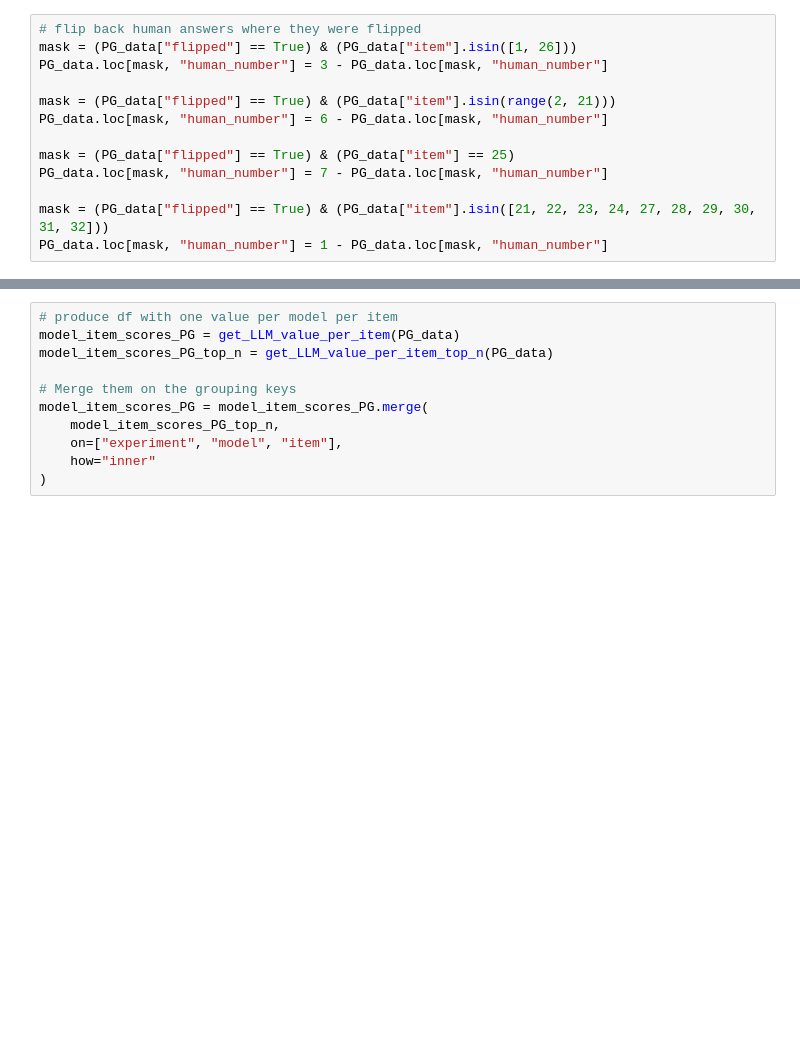
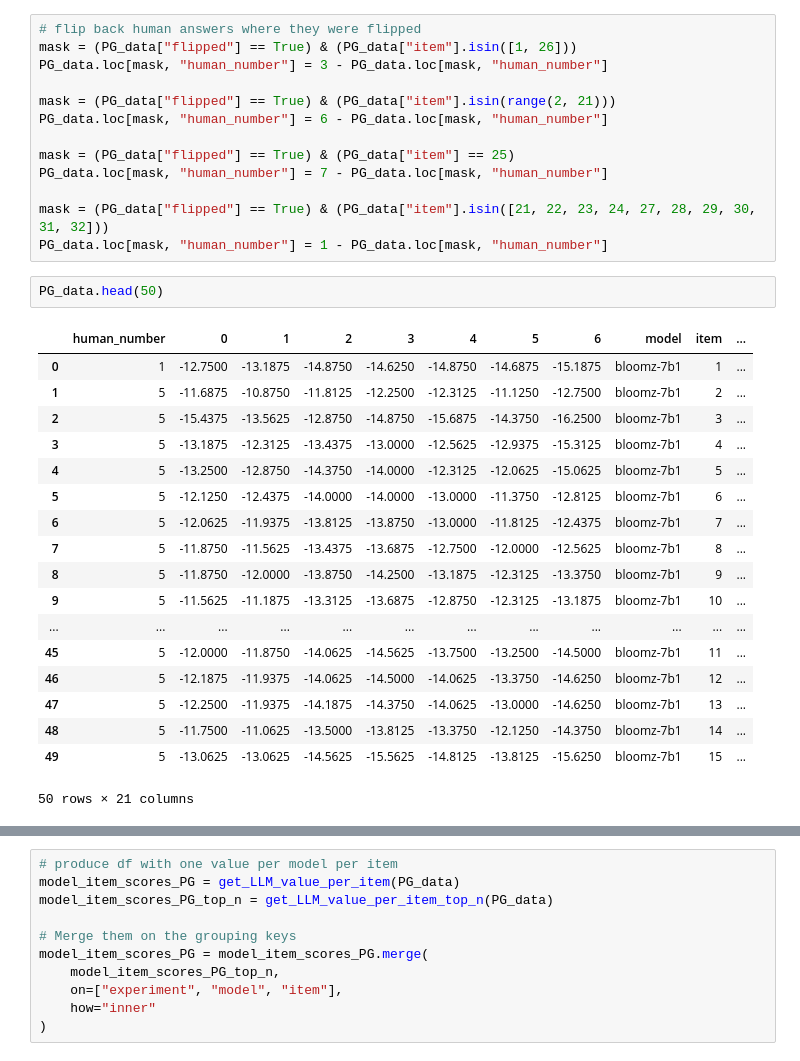
Before and after one commit to jelenameyer/GenInLLM, a Jupyter notebook: data_analysis/data_wrangling_survey_tasks_itemlevel.ipynb, the cells around one changed output, grey strips where cells are left out. Cells and saved outputs as stored; diff of their text form; blank space fills up the shorter version.

```diff
--- a/data_analysis/data_wrangling_survey_tasks_itemlevel.ipynb
+++ b/data_analysis/data_wrangling_survey_tasks_itemlevel.ipynb
@@ -525,3 +591,24 @@ PG_data.loc[mask, "human_number"] = 7 - PG_data.loc[mask, "human_number"]
 
 mask = (PG_data["flipped"] == True) & (PG_data["item"].isin([21, 22, 23, 24, 27, 28, 29, 30, 31, 32]))
 PG_data.loc[mask, "human_number"] = 1 - PG_data.loc[mask, "human_number"]
+# %%
+PG_data.head(50)
+# %% [output]
+|  | human_number | 0 | 1 | 2 | 3 | 4 | 5 | 6 | model | item | ... |
+| 0 | 1 | -12.7500 | -13.1875 | -14.8750 | -14.6250 | -14.8750 | -14.6875 | -15.1875 | bloomz-7b1 | 1 | ... |
+| 1 | 5 | -11.6875 | -10.8750 | -11.8125 | -12.2500 | -12.3125 | -11.1250 | -12.7500 | bloomz-7b1 | 2 | ... |
+| 2 | 5 | -15.4375 | -13.5625 | -12.8750 | -14.8750 | -15.6875 | -14.3750 | -16.2500 | bloomz-7b1 | 3 | ... |
+| 3 | 5 | -13.1875 | -12.3125 | -13.4375 | -13.0000 | -12.5625 | -12.9375 | -15.3125 | bloomz-7b1 | 4 | ... |
+| 4 | 5 | -13.2500 | -12.8750 | -14.3750 | -14.0000 | -12.3125 | -12.0625 | -15.0625 | bloomz-7b1 | 5 | ... |
+| 5 | 5 | -12.1250 | -12.4375 | -14.0000 | -14.0000 | -13.0000 | -11.3750 | -12.8125 | bloomz-7b1 | 6 | ... |
+| 6 | 5 | -12.0625 | -11.9375 | -13.8125 | -13.8750 | -13.0000 | -11.8125 | -12.4375 | bloomz-7b1 | 7 | ... |
+| 7 | 5 | -11.8750 | -11.5625 | -13.4375 | -13.6875 | -12.7500 | -12.0000 | -12.5625 | bloomz-7b1 | 8 | ... |
+| 8 | 5 | -11.8750 | -12.0000 | -13.8750 | -14.2500 | -13.1875 | -12.3125 | -13.3750 | bloomz-7b1 | 9 | ... |
+| 9 | 5 | -11.5625 | -11.1875 | -13.3125 | -13.6875 | -12.8750 | -12.3125 | -13.1875 | bloomz-7b1 | 10 | ... |
+| ... | ... | ... | ... | ... | ... | ... | ... | ... | ... | ... | ... |
+| 45 | 5 | -12.0000 | -11.8750 | -14.0625 | -14.5625 | -13.7500 | -13.2500 | -14.5000 | bloomz-7b1 | 11 | ... |
+| 46 | 5 | -12.1875 | -11.9375 | -14.0625 | -14.5000 | -14.0625 | -13.3750 | -14.6250 | bloomz-7b1 | 12 | ... |
+| 47 | 5 | -12.2500 | -11.9375 | -14.1875 | -14.3750 | -14.0625 | -13.0000 | -14.6250 | bloomz-7b1 | 13 | ... |
+| 48 | 5 | -11.7500 | -11.0625 | -13.5000 | -13.8125 | -13.3750 | -12.1250 | -14.3750 | bloomz-7b1 | 14 | ... |
+| 49 | 5 | -13.0625 | -13.0625 | -14.5625 | -15.5625 | -14.8125 | -13.8125 | -15.6250 | bloomz-7b1 | 15 | ... |
+50 rows × 21 columns
```
Also changed, not shown: parts of 13 cells of this notebook, 2 other files.
